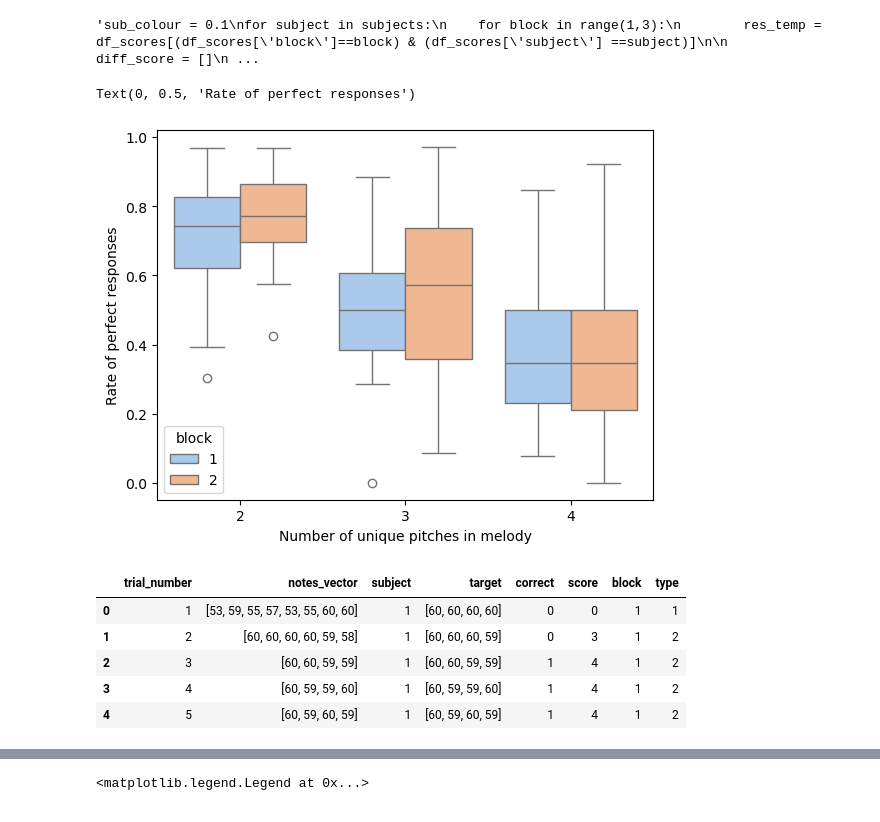
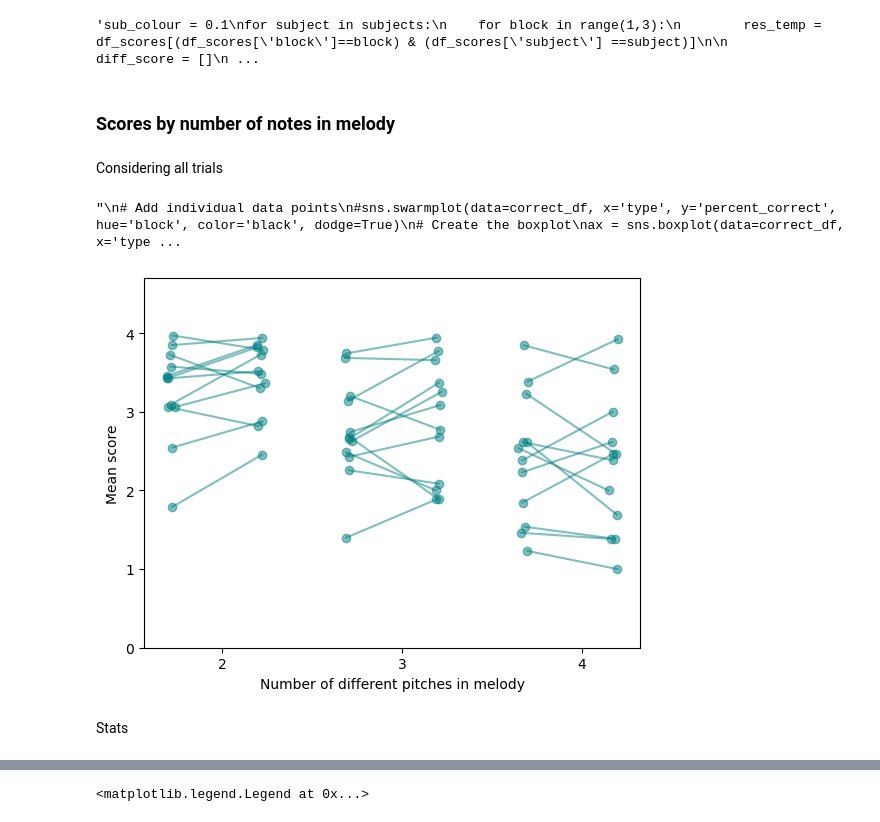
Before and after one commit to haiqin-zhang/AM_stimuli, a Jupyter notebook: stim_scripts/train_analysis/plot_scores.ipynb, the cells around one changed output, grey strips where cells are left out. Saved outputs shown, nothing was run; the diff lists cells and outputs as text; code cells hidden in the pictures.

```diff
--- a/stim_scripts/train_analysis/plot_scores.ipynb
+++ b/stim_scripts/train_analysis/plot_scores.ipynb
@@ -124,13 +256,17 @@ plt.xlabel('Number of different notes in melody')
 plt.xticks(np.arange(1, 5, 1))"""
 # %% [output]
 'sub_colour = 0.1\nfor subject in subjects:\n    for block in range(1,3):\n        res_temp = df_scores[(df_scores[\'block\']==block) & (df_scores[\'subject\'] ==subject)]\n\n        diff_score = []\n ...
+# %% [markdown]
+### Scores by number of notes in melody
+# %% [markdown]
+Considering all trials
 # %%
 
 
 # Initialize empty lists to store data
 subjects = []
 blocks = []
-percent_corrects = []
+scores = []
 types = []
 
 # Loop through unique subjects and blocks
@@ -138,18 +274,18 @@ for subject in df_scores['subject'].unique():
     for block in range(1, 3):
         # Calculate percent correct for the subject and block
         for type in range(2,5):
-         percent_correct = df_scores[(df_scores['subject'] == subject) & (df_scores['block'] == block) & (df_scores['type'] == type)]['correct'].mean()
+         score = df_scores[(df_scores['subject'] == subject) & (df_scores['block'] == block) & (df_scores['type'] == type)]['score'].mean()
 
          # Append data to lists
          subjects.append(subject)
          blocks.append(block)
-         percent_corrects.append(percent_correct)
+         scores.append(score)
          types.append(type)
 
 # Create DataFrame from lists
-correct_df = pd.DataFrame({'subject': subjects, 'block': blocks, 'type': types, 'percent_correct': percent_corrects})
+scores_bytype = pd.DataFrame({'subject': subjects, 'block': blocks, 'type': types, 'score': scores})
 # %%
-
+"""
 # Add individual data points
 #sns.swarmplot(data=correct_df, x='type', y='percent_correct', hue='block', color='black', dodge=True)
 # Create the boxplot
@@ -157,16 +293,31 @@ ax = sns.boxplot(data=correct_df, x='type', y='percent_correct', hue='block', pa
 
 # Set labels for x and y-axis
 ax.set_xlabel('Number of unique pitches in melody')
-ax.set_ylabel('Rate of perfect responses')
+ax.set_ylabel('Rate of perfect responses')"""
 # %% [output]
-Text(0, 0.5, 'Rate of perfect responses')
+"\n# Add individual data points\n#sns.swarmplot(data=correct_df, x='type', y='percent_correct', hue='block', color='black', dodge=True)\n# Create the boxplot\nax = sns.boxplot(data=correct_df, x='type ...
-[figure, removed]
-# %%
-df_scores.head()
-# %% [output]
-|  | trial_number | notes_vector | subject | target | correct | score | block | type |
-| 0 | 1 | [53, 59, 55, 57, 53, 55, 60, 60] | 1 | [60, 60, 60, 60] | 0 | 0 | 1 | 1 |
-| 1 | 2 | [60, 60, 60, 60, 59, 58] | 1 | [60, 60, 60, 59] | 0 | 3 | 1 | 2 |
-| 2 | 3 | [60, 60, 59, 59] | 1 | [60, 60, 59, 59] | 1 | 4 | 1 | 2 |
-| 3 | 4 | [60, 59, 59, 60] | 1 | [60, 59, 59, 60] | 1 | 4 | 1 | 2 |
-| 4 | 5 | [60, 59, 60, 59] | 1 | [60, 59, 60, 59] | 1 | 4 | 1 | 2 |
+# %%
+mel_types = [2,3,4]
+plt.figure()
+x = [1,2]
+
+
+for mel_type in mel_types:
+    for subject in scores_bytype['subject'].unique():
+        jitter = np.random.uniform(-0.05, 0.05)
+        x = [i + jitter for i in x]
+        pre_score = scores_bytype[(scores_bytype['subject'] == subject) & (scores_bytype['type'] == mel_type) & (scores_bytype['block'] == 1)]['score']
+        post_score = scores_bytype[(scores_bytype['subject'] == subject) & (scores_bytype['type'] == mel_type) & (scores_bytype['block'] == 2)]['score']
+        plt.plot(x, [pre_score, post_score], 'o-', alpha = 0.5, color = 'teal')
+    x = [i+2 for i in x]
+
+plt.xticks([1.5, 3.5, 5.5], ['2', '3', '4'])
+plt.yticks([0, 1, 2, 3, 4])
+plt.ylim(0,4.7)
+plt.ylabel('Mean score')
+plt.xlabel('Number of different pitches in melody')
+plt.savefig(figs_dir+'/scores_bytype_all.svg')
+# %% [output]
+[figure, added]
+# %% [markdown]
+Stats
```
Also changed, not shown: parts of 20 cells of this notebook, 2 other files.
